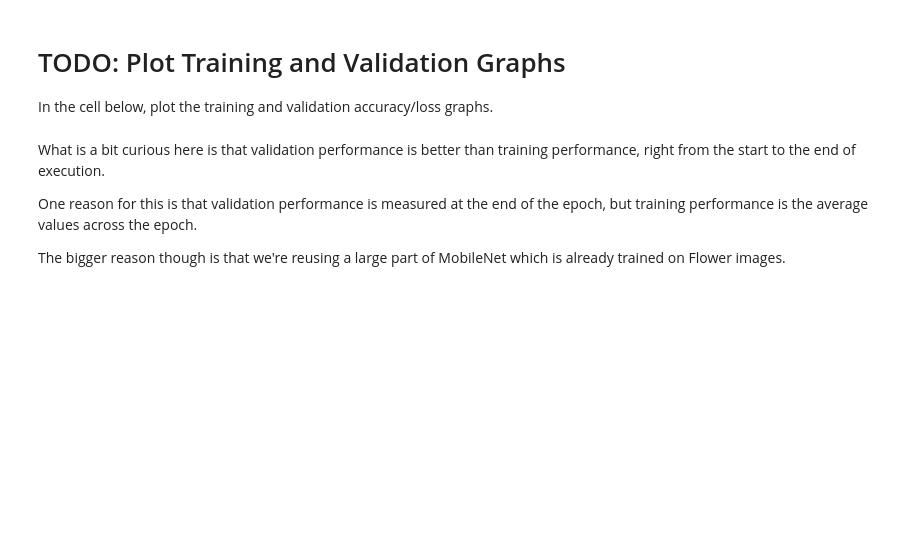
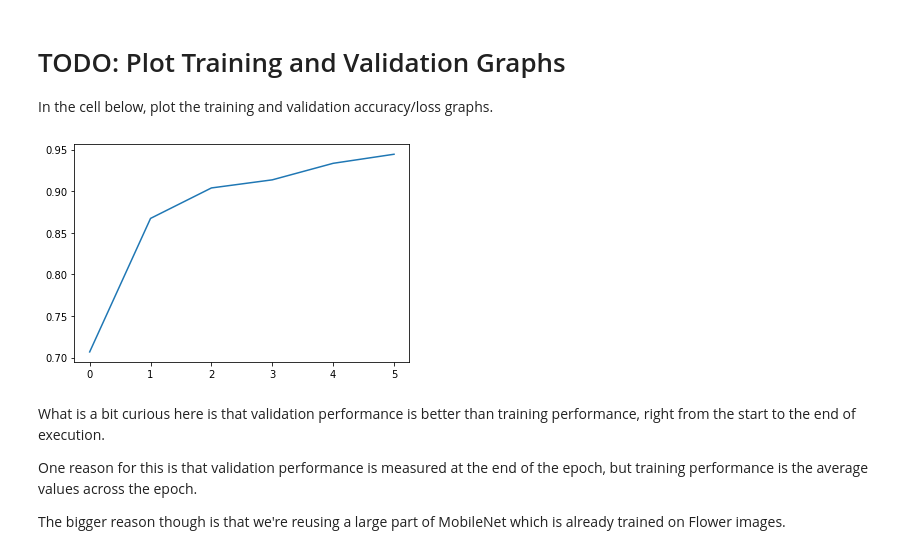
Before and after one commit to joaothomazlemos/Deeplearning-Courses, a Jupyter notebook: courses/udacity_intro_to_tensorflow_for_deep_learning/l06c02_exercise_flowers_with_transfer_learning.ipynb, the cells around one changed output. Drawn from its saved outputs; the diff is of its cells as text; code cells hidden in the pictures; blank space fills up the shorter version.

```diff
--- a/courses/udacity_intro_to_tensorflow_for_deep_learning/l06c02_exercise_flowers_with_transfer_learning.ipynb
+++ b/courses/udacity_intro_to_tensorflow_for_deep_learning/l06c02_exercise_flowers_with_transfer_learning.ipynb
@@ -199,3 +188,15 @@ epochs_range =
+# %%
+epoch_range = range(EPOCHS)
+acc = plt.plot(epoch_range, history.history['accuracy'])
+
+val_acc =
+
+loss =
+val_loss =
+
+epochs_range =
+# %% [output]
+[figure, added]
 # %% [markdown]
 What is a bit curious here is that validation performance is better than training performance, right from the start to the end of execution.
 
```
Also changed, not shown: parts of 4 cells of this notebook.
